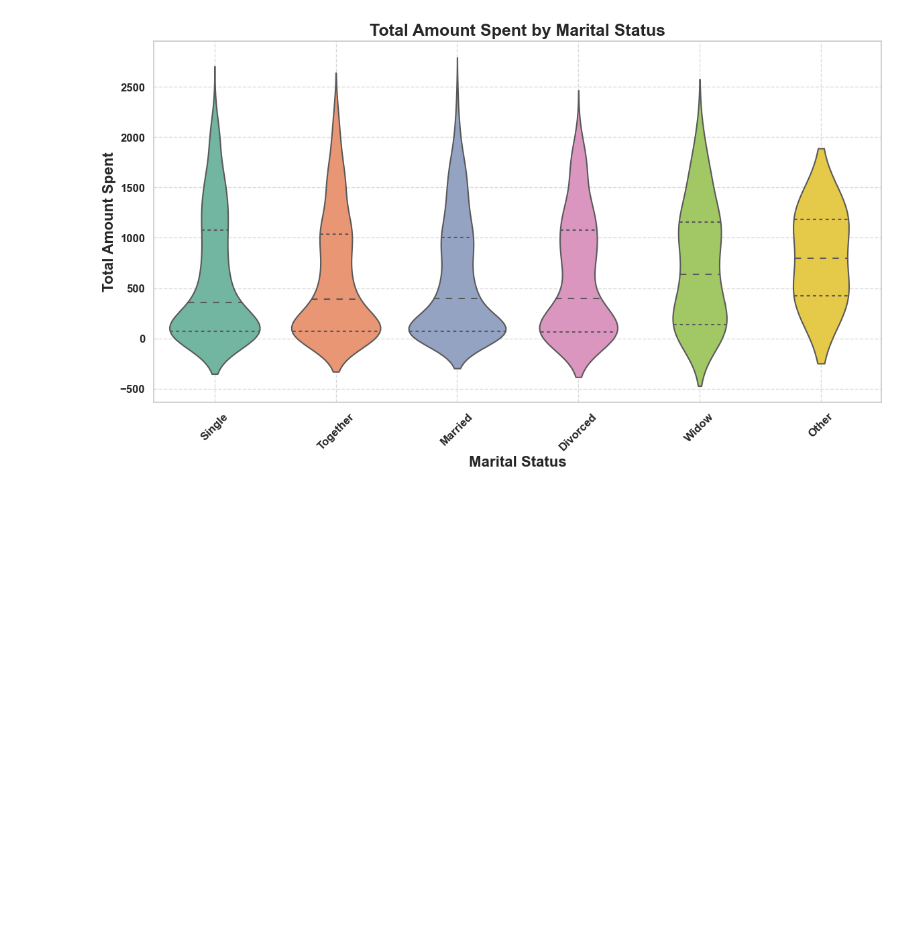
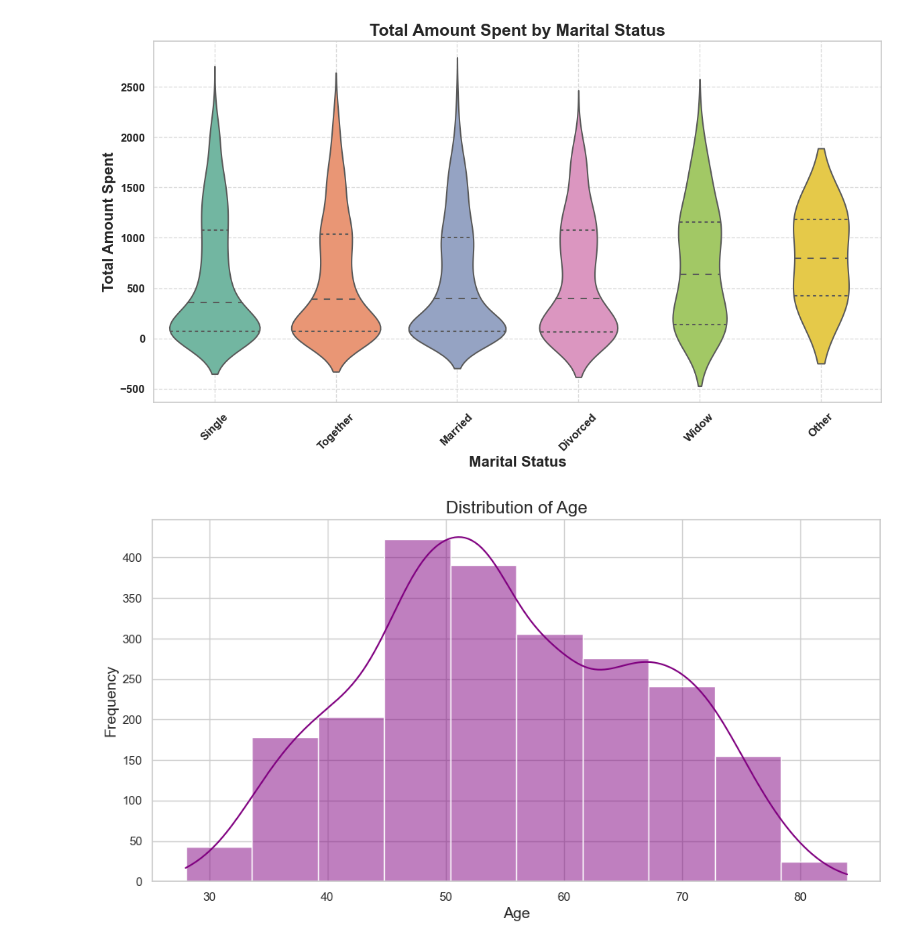
Before and after one commit to Jotis86/Marketing-Analysis-Project, a Jupyter notebook: notebooks/data_visualization.ipynb, the cells around one changed output. Saved outputs shown, nothing was run; the diff lists cells and outputs as text; code cells hidden in the pictures; blank space fills up the shorter version.

Commit message:
more plots

```diff
--- a/notebooks/data_visualization.ipynb
+++ b/notebooks/data_visualization.ipynb
@@ -271,3 +271,14 @@ plt.grid(True, linestyle='--', alpha=0.7)
 plt.show()
 # %% [output]
 [figure]
+# %%
+# 7. Distribution of Age
+data['Age'] = datetime.now().year - data['Year_Birth']
+plt.figure(figsize=(12, 6))
+sns.histplot(data['Age'], bins=10, kde=True, color='purple')
+plt.title('Distribution of Age', fontsize=16)
+plt.xlabel('Age', fontsize=14)
+plt.ylabel('Frequency', fontsize=14)
+plt.show()
+# %% [output]
+[figure, added]
```
Also changed, not shown: parts of 6 cells of this notebook.
